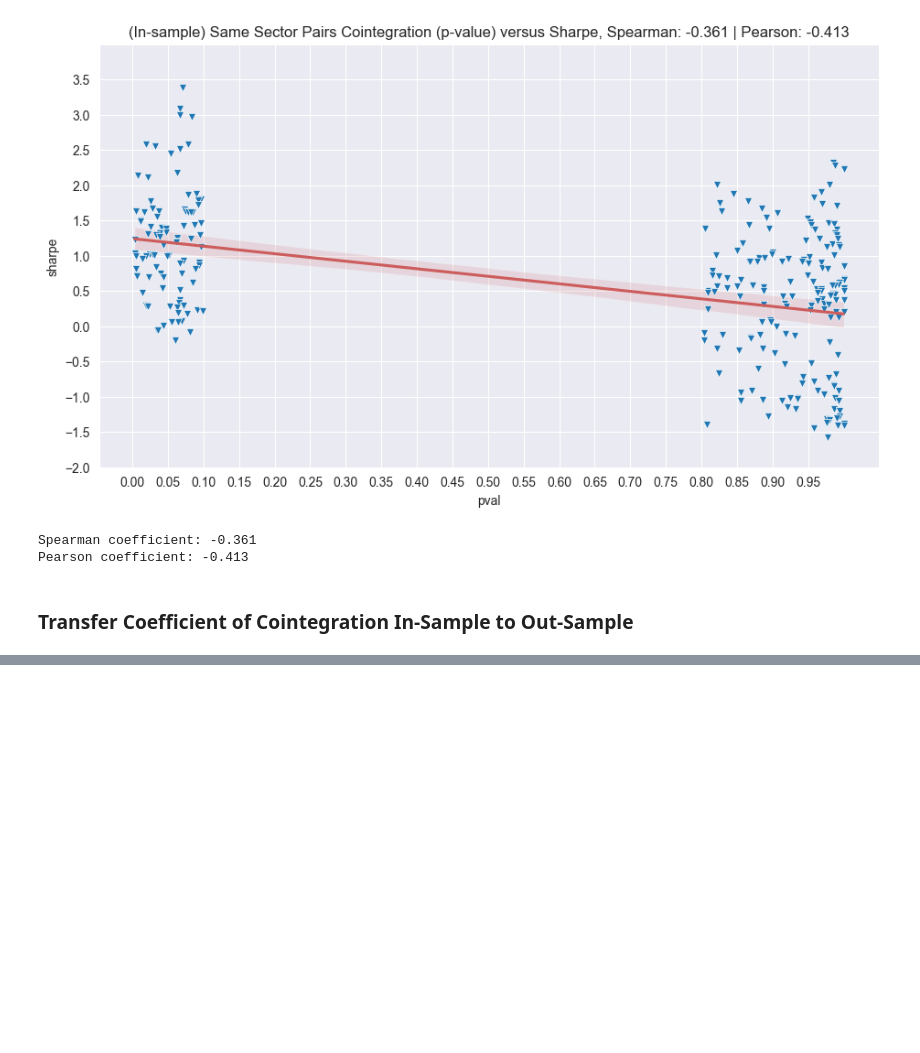
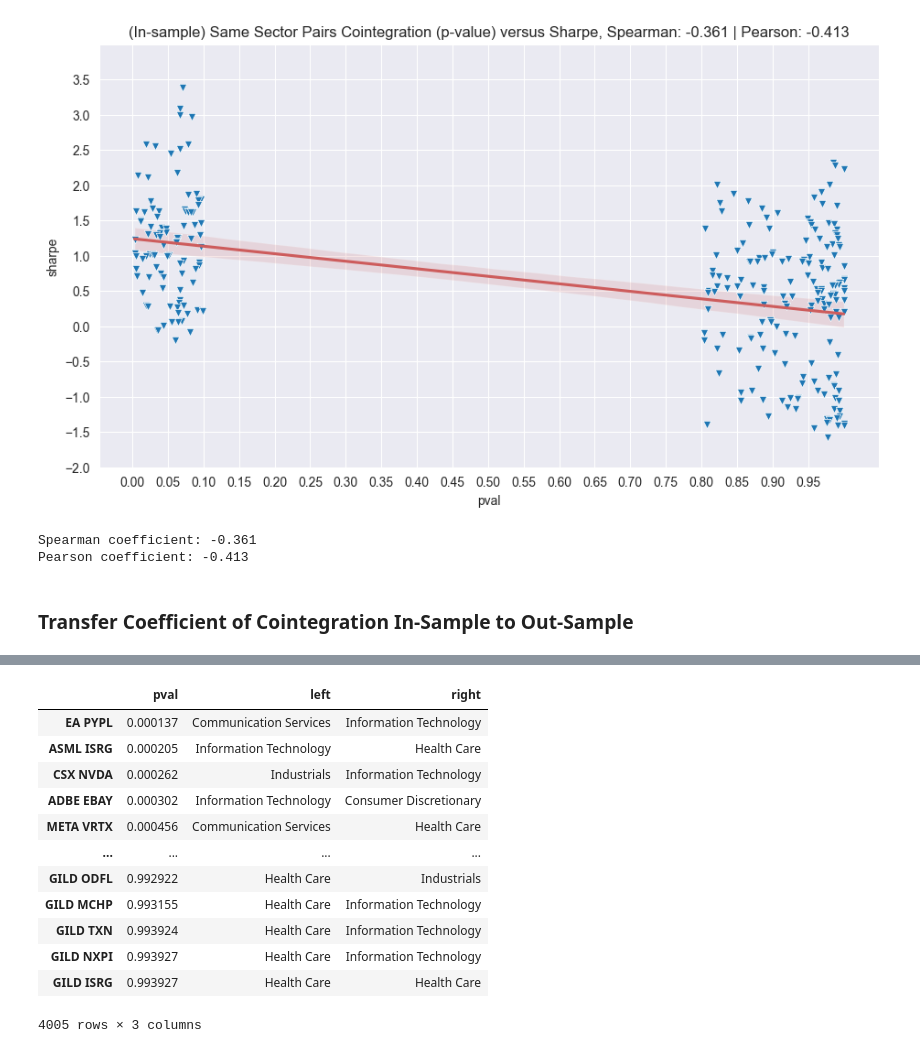
Before and after one commit to ryanczm/qr, a Jupyter notebook: pairs_trading_nasdaq.ipynb, the cells around one changed output, grey strips where cells are left out. Cells and saved outputs as stored; diff of their text form; code cells hidden in the pictures; blank space fills up the shorter version.

```diff
--- a/pairs_trading_nasdaq.ipynb
+++ b/pairs_trading_nasdaq.ipynb
@@ -545,0 +579,16 @@ Pearson coefficient: -0.413
+# %%
+_stock_pairs
+# %% [output]
+|  | pval | left | right |
+| EA PYPL | 0.000137 | Communication Services | Information Technology |
+| ASML ISRG | 0.000205 | Information Technology | Health Care |
+| CSX NVDA | 0.000262 | Industrials | Information Technology |
+| ADBE EBAY | 0.000302 | Information Technology | Consumer Discretionary |
+| META VRTX | 0.000456 | Communication Services | Health Care |
+| ... | ... | ... | ... |
+| GILD ODFL | 0.992922 | Health Care | Industrials |
+| GILD MCHP | 0.993155 | Health Care | Information Technology |
+| GILD TXN | 0.993924 | Health Care | Information Technology |
+| GILD NXPI | 0.993927 | Health Care | Information Technology |
+| GILD ISRG | 0.993927 | Health Care | Health Care |
+4005 rows × 3 columns
```
Also changed, not shown: parts of 6 cells of this notebook.
